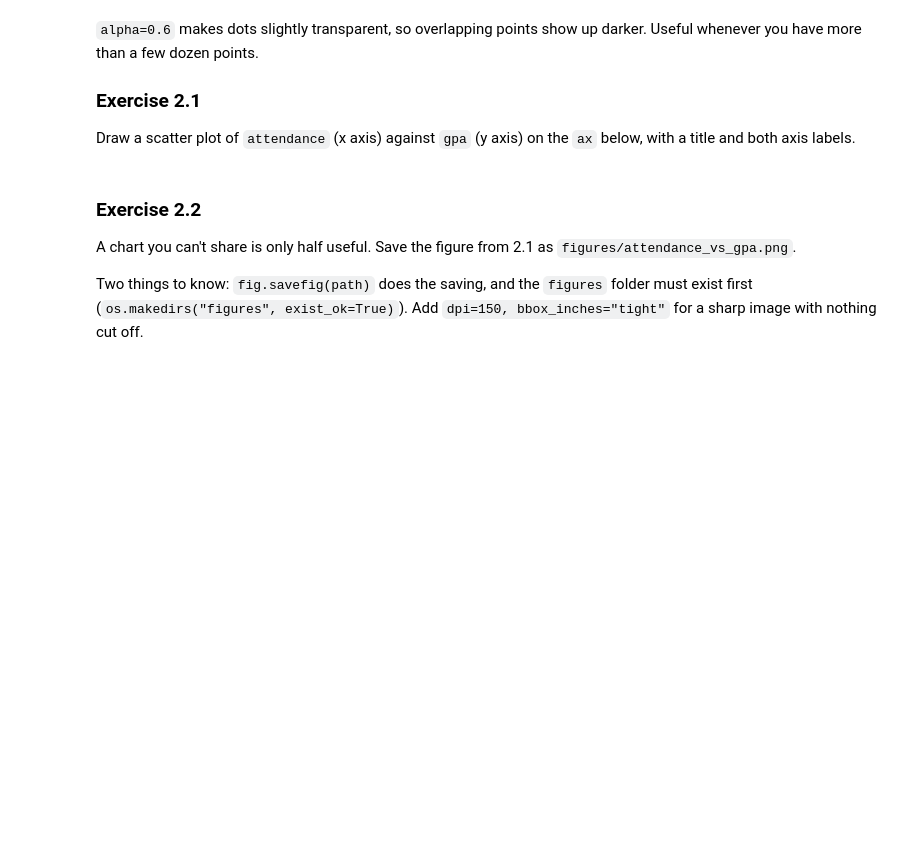
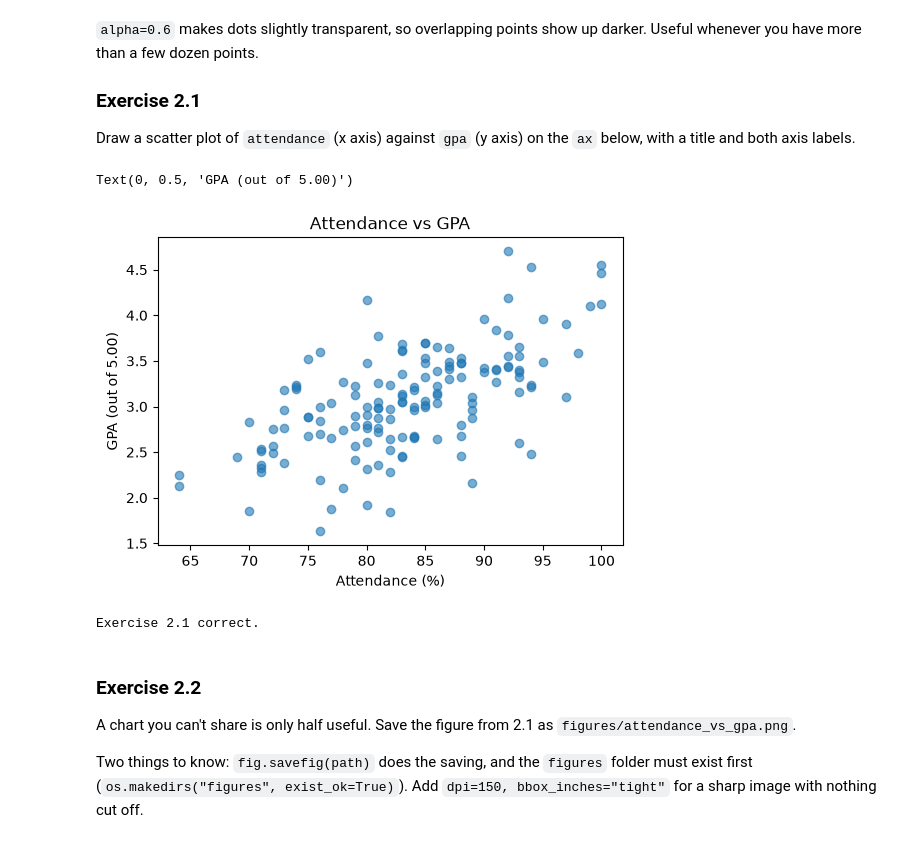
Before and after one commit to JanaAlshammari/arti303, a Jupyter notebook: lab06.ipynb, the cells around one changed output. Saved outputs shown, nothing was run; the diff lists cells and outputs as text; code cells hidden in the pictures; blank space fills up the shorter version.

```diff
--- a/lab06.ipynb
+++ b/lab06.ipynb
@@ -281,7 +322,14 @@ the `ax` below, with a title and both axis labels.
 # %%
 fig, ax = plt.subplots(figsize=(6, 4))
 
 # TODO: scatter attendance (x) against gpa (y), then add a title and both axis labels
+ax.scatter(df["attendance"], df["gpa"], alpha=0.6)
+ax.set_title("Attendance vs GPA")
+ax.set_xlabel("Attendance (%)")
+ax.set_ylabel("GPA (out of 5.00)")
+# %% [output]
+Text(0, 0.5, 'GPA (out of 5.00)')
+[figure, added]
 # %%
 assert len(ax.collections) == 1, "draw one scatter plot with ax.scatter(...)"
 assert len(ax.collections[0].get_offsets()) == len(df), "plot every student - pass the full columns"
@@ -290,6 +338,8 @@ assert np.allclose(ax.collections[0].get_offsets()[:, 0], df["attendance"]), \
 assert ax.get_title(), "add a title with ax.set_title(...)"
 assert ax.get_xlabel() and ax.get_ylabel(), "label both axes with ax.set_xlabel / ax.set_ylabel"
 print("Exercise 2.1 correct.")
+# %% [output]
+Exercise 2.1 correct.
 # %% [markdown]
 ### Exercise 2.2
 A chart you can't share is only half useful. Save the figure from 2.1 as
```
Also changed, not shown: parts of 34 cells of this notebook, 11 other files.
